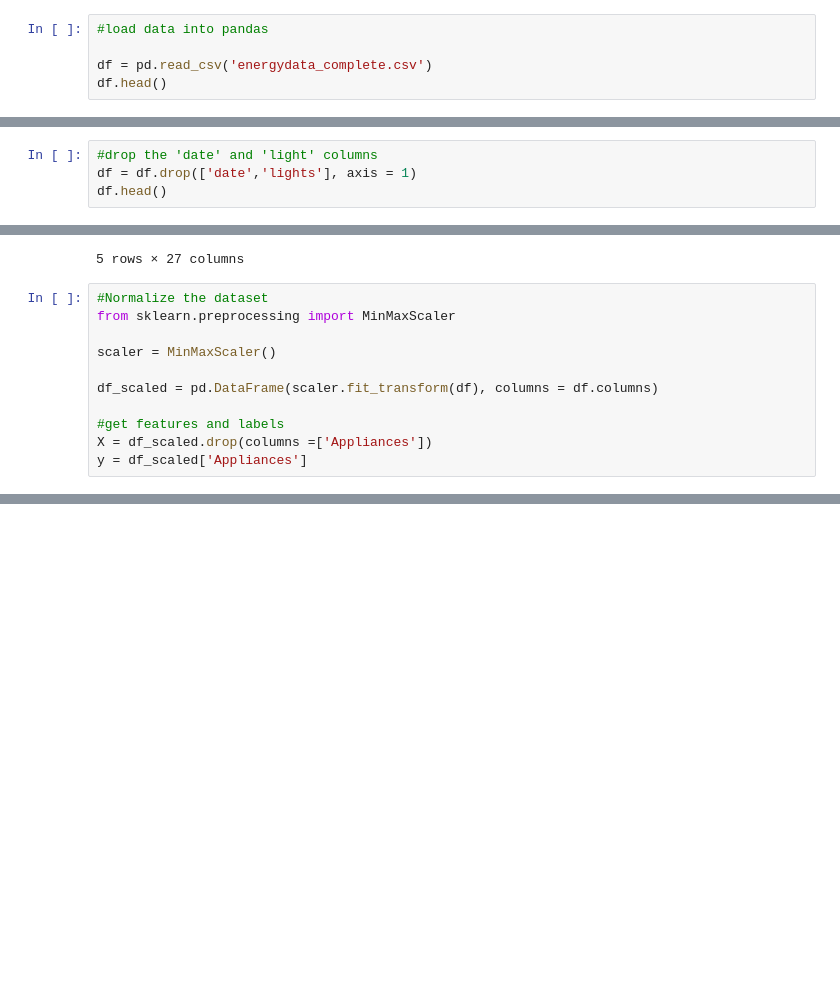
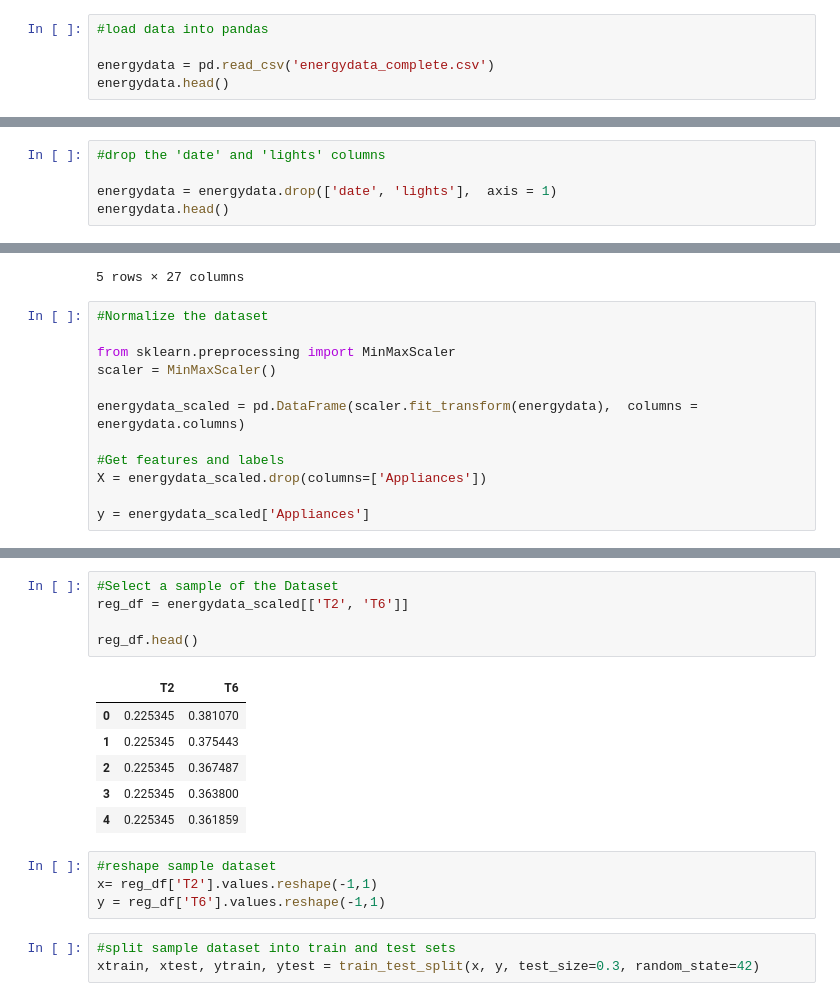
Before and after one commit to ighoere/testgit, a Jupyter notebook: STAGEB.ipynb, the cells around one changed output, grey strips where cells are left out. Drawn from its saved outputs; the diff is of its cells as text; blank space fills up the shorter version.

```diff
--- a/STAGEB.ipynb
+++ b/STAGEB.ipynb
@@ -10,8 +12,8 @@ import numpy as np
 # %%
 #load data into pandas
 
-df = pd.read_csv('energydata_complete.csv')
-df.head()
+energydata = pd.read_csv('energydata_complete.csv')
+energydata.head()
 # %% [output]
 |  | date | Appliances | lights | T1 | RH_1 | T2 | RH_2 | T3 | RH_3 | T4 | ... | ... |
 | 0 | 2016-01-11 17:00:00 | 60 | 30 | 19.89 | 47.596667 | 19.2 | 44.790000 | 19.79 | 44.730000 | 19.000000 | ... | ... |
@@ -42,9 +45,10 @@ Data columns (total 29 columns):
 dtypes: float64(26), int64(2), object(1)
 memory usage: 4.4+ MB
 # %%
-#drop the 'date' and 'light' columns
-df = df.drop(['date','lights'], axis = 1)
-df.head()
+#drop the 'date' and 'lights' columns
+
+energydata = energydata.drop(['date', 'lights'],  axis = 1)
+energydata.head()
 # %% [output]
 |  | Appliances | T1 | RH_1 | T2 | RH_2 | T3 | RH_3 | T4 | RH_4 | T5 | ... | ... |
 | 0 | 60 | 19.89 | 47.596667 | 19.2 | 44.790000 | 19.79 | 44.730000 | 19.000000 | 45.566667 | 17.166667 | ... | ... |
@@ -55,12 +59,13 @@ df.head()
 5 rows × 27 columns
 # %%
 #Normalize the dataset
+
 from sklearn.preprocessing import MinMaxScaler
-
 scaler = MinMaxScaler()
 
-df_scaled = pd.DataFrame(scaler.fit_transform(df), columns = df.columns)
+energydata_scaled = pd.DataFrame(scaler.fit_transform(energydata),  columns = energydata.columns)
 
-#get features and labels
-X = df_scaled.drop(columns =['Appliances'])
-y = df_scaled['Appliances']
+#Get features and labels
+X = energydata_scaled.drop(columns=['Appliances'])
+
+y = energydata_scaled['Appliances']
@@ -66,0 +89,19 @@ y = df_scaled['Appliances']
+# %%
+#Select a sample of the Dataset
+reg_df = energydata_scaled[['T2', 'T6']]
+
+reg_df.head()
+# %% [output]
+|  | T2 | T6 |
+| 0 | 0.225345 | 0.381070 |
+| 1 | 0.225345 | 0.375443 |
+| 2 | 0.225345 | 0.367487 |
+| 3 | 0.225345 | 0.363800 |
+| 4 | 0.225345 | 0.361859 |
+# %%
+#reshape sample dataset
+x= reg_df['T2'].values.reshape(-1,1)
+y = reg_df['T6'].values.reshape(-1,1)
+# %%
+#split sample dataset into train and test sets
+xtrain, xtest, ytrain, ytest = train_test_split(x, y, test_size=0.3, random_state=42)
```
Also changed, not shown: parts of 3 cells of this notebook.
